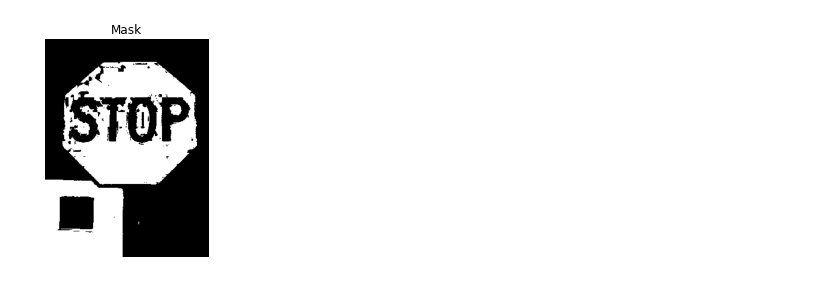
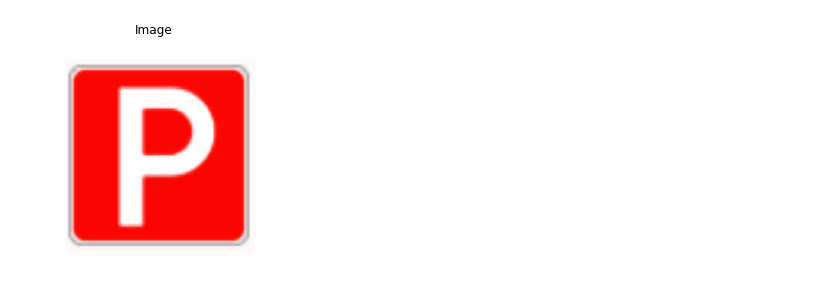
Before and after one commit to tomasfgon/FEUP-VC, a Jupyter notebook: src/main.ipynb, the cells around one changed output. Cells and saved outputs as stored; diff of their text form; code cells hidden in the pictures.

```diff
--- a/src/main.ipynb
+++ b/src/main.ipynb
@@ -10,36 +10,11 @@ img = cv2.imread(os.path.join(dataDir, 'road57.png')) # Change this, according t
-# %%
-hsv = cv2.cvtColor(img, cv2.COLOR_BGR2HSV)
-#obtain the grayscale image of the original image
-gray = cv2.cvtColor(img, cv2.COLOR_BGR2GRAY)
-
-#set the bounds for the red hue
-lower_red = np.array([0,100,100])
-upper_red = np.array([20,255,255])
-
-#create a mask using the bounds set
-mask = cv2.inRange(hsv, lower_red, upper_red)
-#create an inverse of the mask
-mask_inv = cv2.bitwise_not(mask)
-#Filter only the red colour from the original image using the mask(foreground)
-res = cv2.bitwise_and(img, img, mask=mask)
-#Filter the regions containing colours other than red from the grayscale image(background)
-background = cv2.bitwise_and(gray, gray, mask = mask_inv)
-#convert the one channelled grayscale background to a three channelled image
-background = np.stack((background,)*3, axis=-1)
-#add the foreground and the background
-added_img = cv2.add(res, background)
-
-mask = cv2.cvtColor(mask, cv2.COLOR_BGR2RGB)
-mask_inv = cv2.cvtColor(mask_inv, cv2.COLOR_BGR2RGB) # convert from BGR to RGB because we are using matplotlib to display the image
-res = cv2.cvtColor(res, cv2.COLOR_BGR2RGB)
-background = cv2.cvtColor(background, cv2.COLOR_BGR2RGB)
-added_img = cv2.cvtColor(added_img, cv2.COLOR_BGR2RGB)
-hsv = cv2.cvtColor(hsv, cv2.COLOR_BGR2RGB)
-gray = cv2.cvtColor(gray, cv2.COLOR_BGR2RGB)
-
-plt.imshow(mask)
-plt.title('Mask')
-plt.axis('off')
-plt.show()
-# %% [output]
-[figure, removed]
+# %%
+# Image Smoothing
+
+imgWithGaussianFilter = cv2.medianBlur(img, 5)
+
+plt.imshow(imgWithGaussianFilter)
+plt.title('Image')
+plt.axis('off')
+plt.show()
+# %% [output]
+[figure, added]
```
Also changed, not shown: parts of 6 cells of this notebook, 4 other files.
